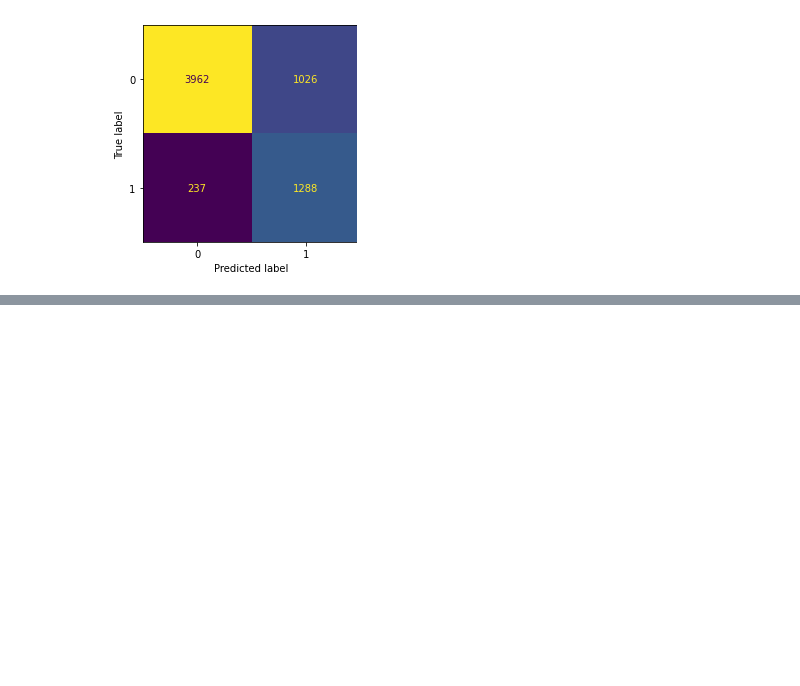
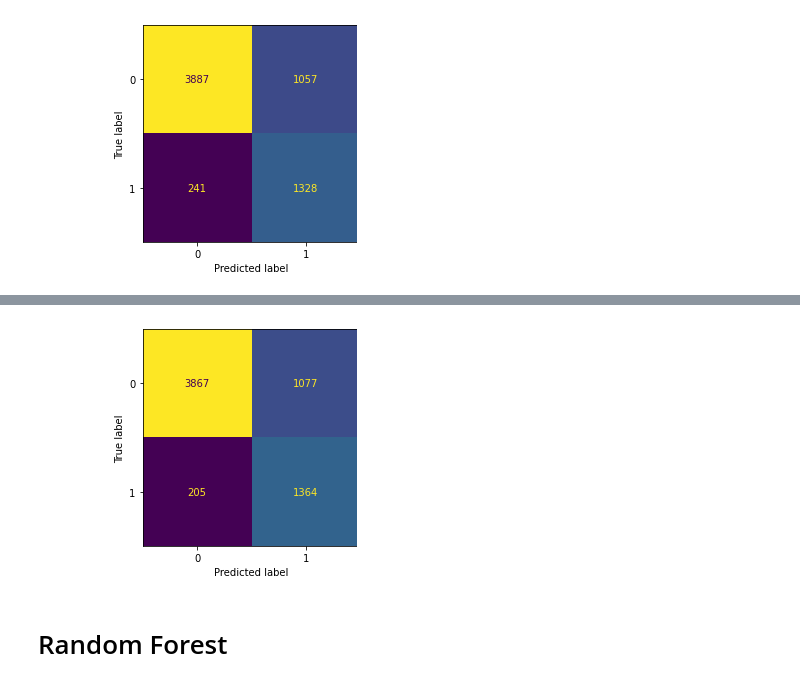
Before and after one commit to davideanastasia/data-science-e2e, a Jupyter notebook: notebooks/02__modelling.ipynb, the cells around one changed output, grey strips where cells are left out. Cells and saved outputs as stored; diff of their text form; code cells hidden in the pictures; blank space fills up the shorter version.

Commit message:
compare different models in the the 02__modelling notebook

```diff
--- a/notebooks/02__modelling.ipynb
+++ b/notebooks/02__modelling.ipynb
@@ -89,5 +61,3 @@ X_test_tr = preprocessor_2.transform(X_test_tr)
 # %%
-clf.fit(X_train_tr, y_train)
-
-print("model score: %.3f" % clf.score(X_test_tr, y_test))
+print("model score: %.3f" % clf_1.score(X_test, y_test))
 # %% [output]
@@ -95,3 +64,0 @@ model score: 0.806
-# %%
-clf.fit(X_train_tr, y_train)
-# print("model score: %.3f" % clf.score(X_test, y_test))
@@ -119,0 +76,8 @@ precision: 0.5566119273984442; recall: 0.8445901639344262; fscore: 0.67100807501
+# %%
+clf_2 = make_pipeline(
+    make_nonlinear_preprocessor(),
+    make_nonlinear_to_linear_preprocessor(),
+    svm.SVC(probability=True, class_weight='balanced')
+)
+# %%
+clf_2.fit(X_train, y_train)
@@ -119,0 +102,9 @@ precision: 0.5566119273984442; recall: 0.8445901639344262; fscore: 0.67100807501
+# %%
+y_pred = clf_2.predict(X_test)
+cm = confusion_matrix(y_test, y_pred)
+
+cm_display = ConfusionMatrixDisplay(cm).plot()
+# %% [output]
+[figure, added]
+# %% [markdown]
+# Random Forest
```
Also changed, not shown: parts of 27 cells of this notebook, 1 other file.
